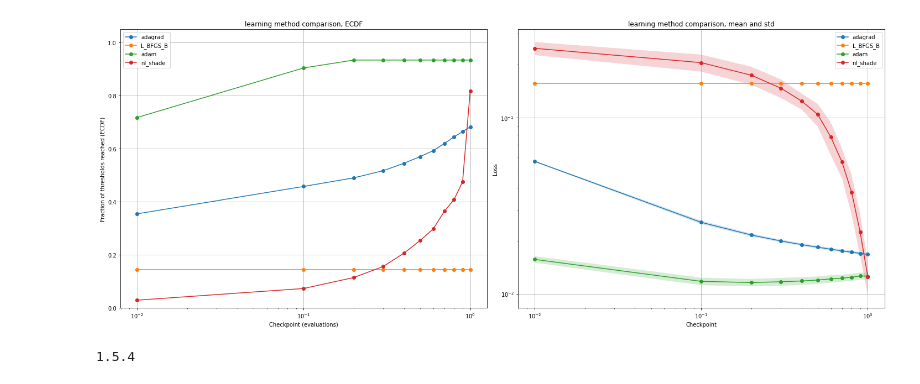
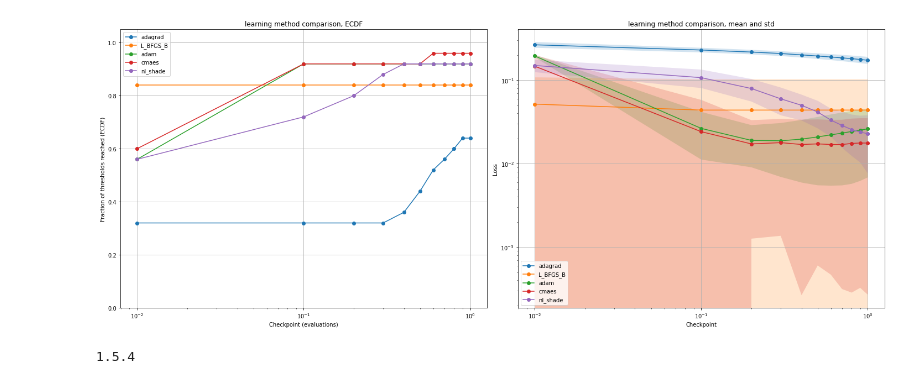
Before and after one commit to brzoza6538/stochastic-gradient-vs-global-methods, a Jupyter notebook: networks_mnist/net_comparison.ipynb, the cells around one changed output. Cells and saved outputs as stored; diff of their text form; code cells hidden in the pictures.

```diff
--- a/networks_mnist/net_comparison.ipynb
+++ b/networks_mnist/net_comparison.ipynb
@@ -18,20 +18,35 @@ def scale(x):
     return x_scaled
 # %%
 logs = [
-    { "name" : "adagrad", "path": "./Adagrad/ada_net_0_logs/ada_net_0_records.csv", "run_path": "./Adagrad/ada_net_0_logs/ada_net_0_run_records.csv"},
-    { "name" : "L_BFGS_B", "path": "./BFGS/bfgs_net_logs/bfgs_net_records.csv", "run_path": "./BFGS/bfgs_net_logs/bfgs_net_run_records.csv"},
-    { "name" : "adam", "path": "./Adam/adam_net_0_logs/adam_net_0_records.csv", "run_path": "./Adam/adam_net_0_logs/adam_net_0_run_records.csv"},
-    # { "name" : "cmaes", "path": "./CMAES/cmaes_net_logs/cmaes_net_records.csv", "run_path": "./CMAES/cmaes_net_logs/cmaes_net_run_records.csv"},
-    { "name" : "nl_shade", "path": "./NLShade/nl_net_logs/nl_net_records.csv", "run_path": "./NLShade/nl_net_logs/nl_net_run_records.csv"},
+    { "name" : "adagrad", "path": "./Adagrad/ada_net_acloss_logs/ada_net_acloss_records.csv", "run_path": "./Adagrad/ada_net_acloss_logs/ada_net_acloss_run_records.csv"},
+    { "name" : "L_BFGS_B", "path": "./BFGS/bfgs_net_acloss_logs/bfgs_net_acloss_records.csv", "run_path": "./BFGS/bfgs_net_acloss_logs/bfgs_net_acloss_run_records.csv"},
+    { "name" : "adam", "path": "./Adam/adam_net_acloss_logs/adam_net_acloss_records.csv", "run_path": "./Adam/adam_net_acloss_logs/adam_net_acloss_run_records.csv"},
+    { "name" : "cmaes", "path": "./CMAES/cmaes_net_acloss_logs/cmaes_net_acloss_records.csv", "run_path": "./CMAES/cmaes_net_acloss_logs/cmaes_net_acloss_run_records.csv"},
+    { "name" : "nl_shade", "path": "./NLShade/nl_net_acloss_logs/nl_net_acloss_records.csv", "run_path": "./NLShade/nl_net_acloss_logs/nl_net_acloss_run_records.csv"},
 
 ]
 # %%
+
 def get_records(path):
+    records = []
 
     if not os.path.exists(path):
         records = None
+    elif path.__contains__("run_records"):
+        with open(path, mode='r', newline='') as file:
+            reader = csv.DictReader(file)
+            for row in reader:
+
+                row["error"] = row["error"].strip("()[]").split(",")[1] # HERE 0=(1-accuracy) 1=loss
+
+                converted_row = {
+                    key: (float(value.strip('[]')) if key != 'algorithm' else value)
+                    for key, value in row.items()
+                }
+                records.append(converted_row)
+
     else:
-        records = []
+
         with open(path, mode='r', newline='') as file:
             reader = csv.DictReader(file)
             for row in reader:
@@ -257,16 +271,16 @@ def compare(logs):
 # %%
 to_compare = []
 
 # indxs = [3, 4, 5, 6, ]
 # indxs = [10, 11, 12]
-indxs = [0, 1, 2, 3]
+indxs = [0, 1, 2, 3, 4]
 
 for i in indxs:
     to_compare.append(logs[i])
 
 compare(to_compare)
 # %% [output]
-[figure, old version]
+[figure, new version]
 # %%
 import scipy
 print(scipy.__version__)
```
Also changed, not shown: parts of 1 cell of this notebook, 2 other files.
